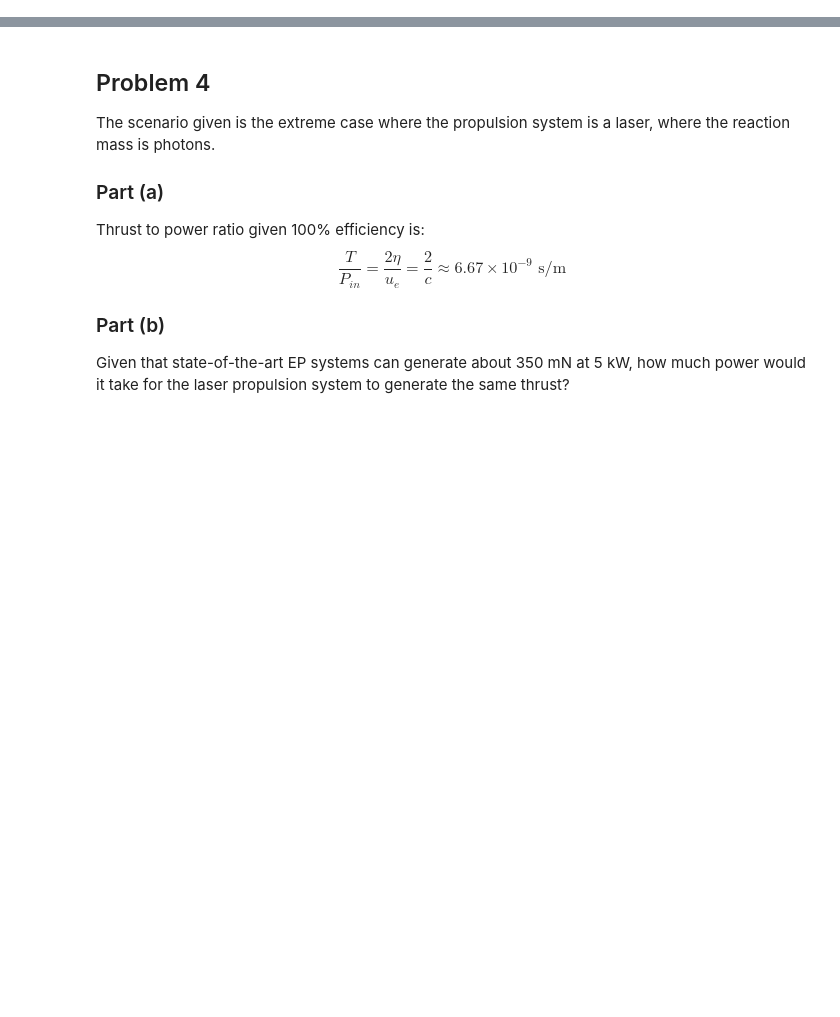
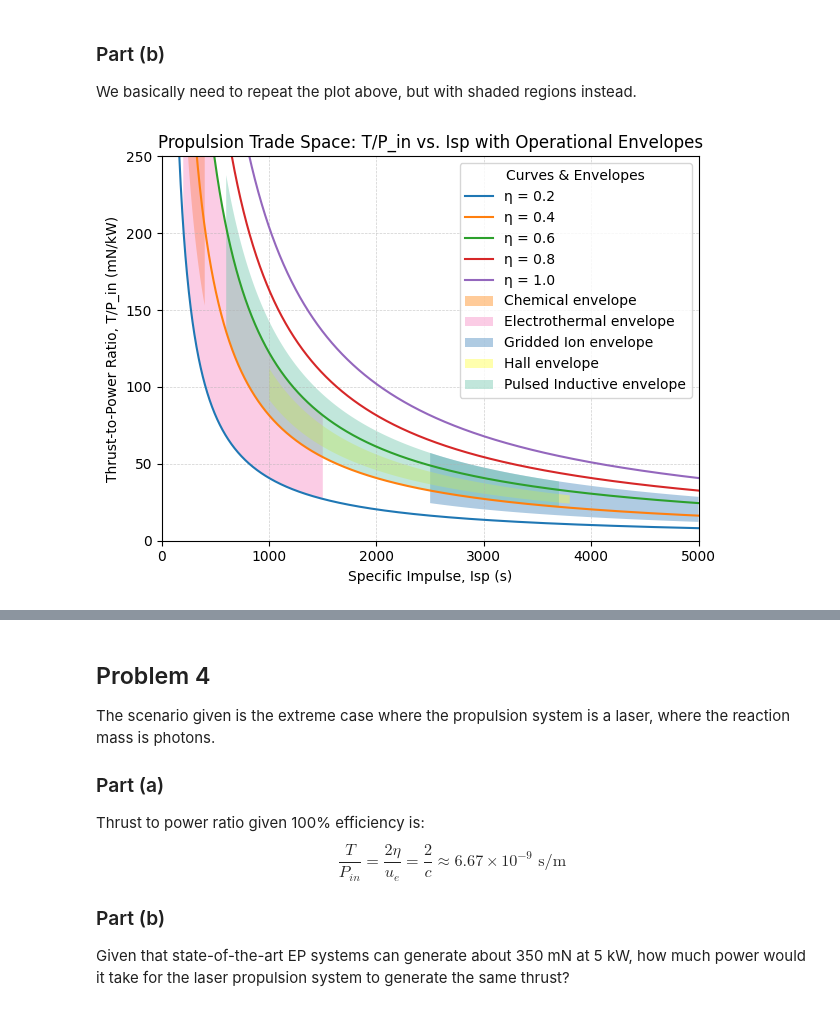
Before and after one commit to JayChen35/sugs, a Jupyter notebook: 536_electric_prop/hw_1.ipynb, the cells around one changed output, grey strips where cells are left out. Drawn from its saved outputs; the diff is of its cells as text; code cells hidden in the pictures; blank space fills up the shorter version.

```diff
--- a/536_electric_prop/hw_1.ipynb
+++ b/536_electric_prop/hw_1.ipynb
@@ -0,0 +37,63 @@
+# %% [markdown]
+### Part (b)
+
+We basically need to repeat the plot above, but with shaded regions instead.
+# %%
+g0 = 9.81
+etas = [0.2, 0.4, 0.6, 0.8, 1.0]
+
+isp_min, isp_max = 0.0, 5000.0
+tp_min, tp_max = 0.0, 250.0
+isp = np.linspace(1e2, isp_max, 2000)
+
+def tp_ratio_from_eta(eta, isp_vals):
+    return ((2.0 * eta) / (isp_vals * g0)) / 1e-6
+
+fig, ax = plt.subplots()
+for eta in etas:
+    ax.plot(isp, tp_ratio_from_eta(eta, isp), label=f"η = {eta:.1f}")
+
+envelopes = [
+    ("Chemical",        (150,  400),   (0.3, 0.9)),
+    ("Electrothermal",  (200, 1500),   (0.2, 0.6)),
+    ("Gridded Ion",     (2500, 10000), (0.3, 0.7)),
+    ("Hall",            (1000, 3800),  (0.45, 0.55)),
+    ("Pulsed Inductive",(600,  3700),  (0.4, 0.7)),
+]
+
+fill_colors = [
+    "#ff7f00",
+    "#f781bf",
+    "#377eb8",
+    "#ffff33",
+    "#66c2a5"
+]
+
+for (name, (isp_lo, isp_hi), (et_lo, et_hi)), color in zip(envelopes, fill_colors):
+    # Isp segment within axis bounds
+    seg_lo = max(isp_lo, isp_min)
+    seg_hi = min(isp_hi, isp_max)
+    if seg_hi <= seg_lo:
+        continue
+    isp_seg = np.linspace(seg_lo, seg_hi, 600)
+    y_lo = tp_ratio_from_eta(et_lo, isp_seg)
+    y_hi = tp_ratio_from_eta(et_hi, isp_seg)
+    # Clip to plot y-limits so we can fill
+    y_lo = np.clip(y_lo, tp_min, tp_max)
+    y_hi = np.clip(y_hi, tp_min, tp_max)
+
+    ax.fill_between(isp_seg, y_lo, y_hi, alpha=0.4, color=color,
+                    label=f"{name} envelope", edgecolor="none", zorder=0)
+
+ax.set_xlim(isp_min, isp_max)
+ax.set_ylim(tp_min, tp_max)
+ax.set_xlabel("Specific Impulse, Isp (s)")
+ax.set_ylabel("Thrust-to-Power Ratio, T/P_in (mN/kW)")
+ax.set_title("Propulsion Trade Space: T/P_in vs. Isp with Operational Envelopes")
+
+ax.legend(loc="upper right", frameon=True, title="Curves & Envelopes")
+ax.grid(True, which="both", linestyle="--", linewidth=0.5, alpha=0.6)
+fig.tight_layout()
+plt.show()
+# %% [output]
+[figure, added]
```
Also changed, not shown: parts of 17 cells of this notebook, 2 other files.
